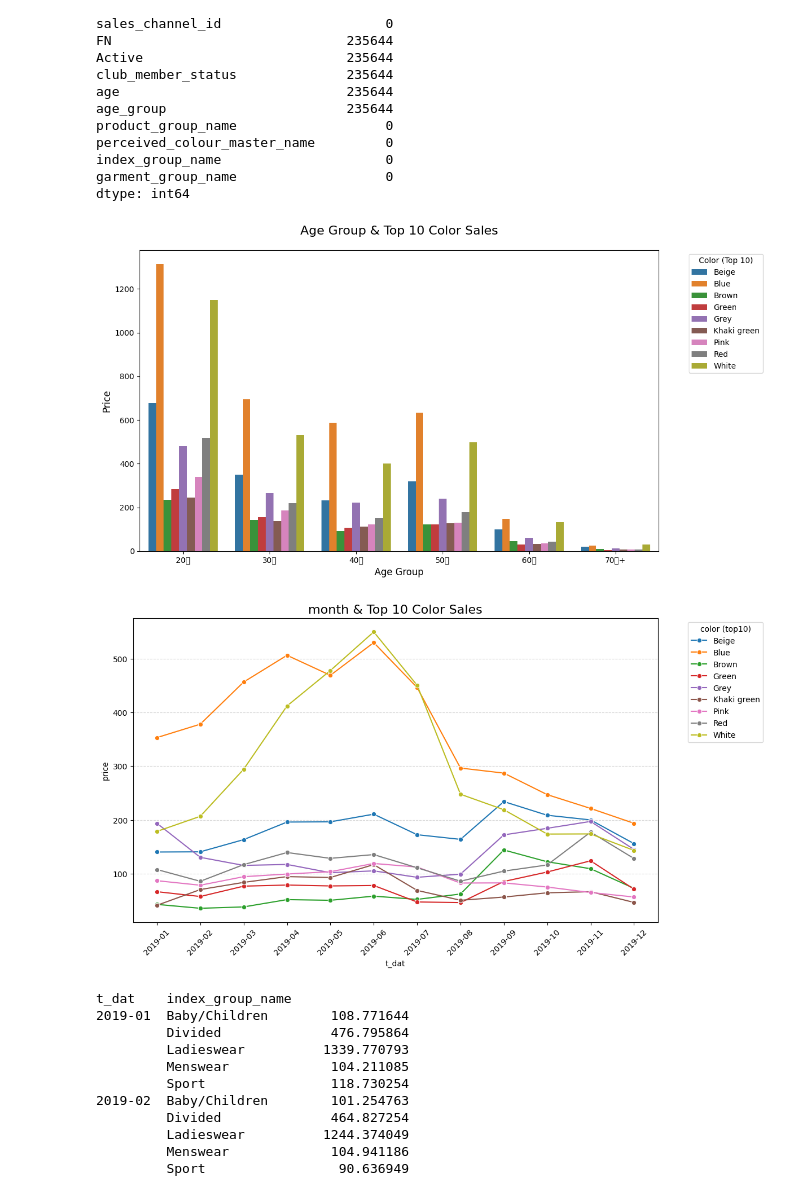
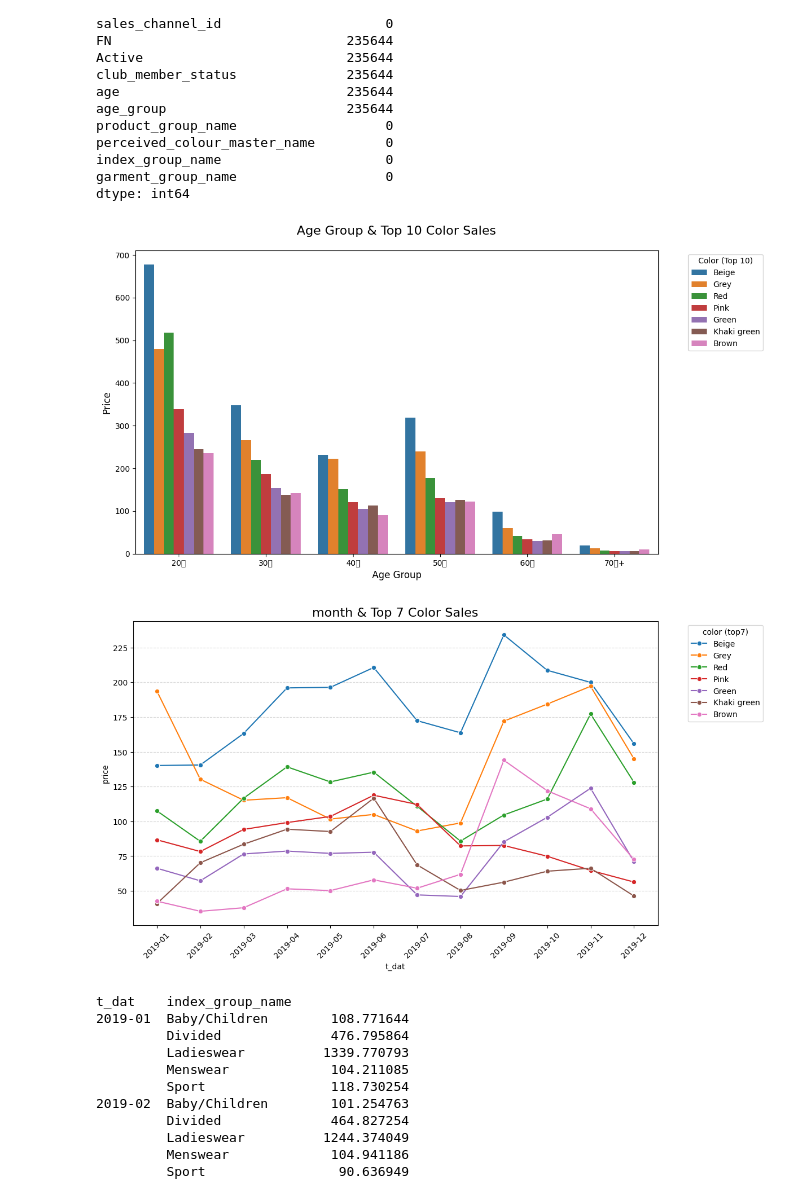
Before and after one commit to KyungminChang/4team-commerce-first-project, a Jupyter notebook: test.ipynb, the cells around one changed output. Saved outputs shown, nothing was run; the diff lists cells and outputs as text; code cells hidden in the pictures.

```diff
--- a/test.ipynb
+++ b/test.ipynb
@@ -230,33 +230,33 @@ dtype: int64
 # %%
 import matplotlib.pyplot as plt
 import seaborn as sb
 #season_map = {
 #   1:'Winter', 2:'Winter',
 #  3:'Spring', 4:'Spring', 5:'Spring',
 #    6:'Summer', 7:'Summer', 8:'Summer',
 #   9:'Fall', 10:'Fall', 11:'Fall',
 #   12:'Winter'}
 #tr_cus_ar['season'] = tr_cus_ar['t_dat'].dt.month.map(season_map)
 
 #나이대와 색상 top10
-color_price = tr_cus_ar.groupby("perceived_colour_master_name")["price"].sum().nlargest(10).index[1:]
+color_price = tr_cus_ar.groupby("perceived_colour_master_name")["price"].sum().nlargest(10).index[3:]
 top10_color = tr_cus_ar[tr_cus_ar["perceived_colour_master_name"].isin(color_price)]
 
 plt_color_age = top10_color.groupby(["age_group", "perceived_colour_master_name"])["price"].sum().reset_index()
 
 #그래프
 plt.figure(figsize=(12, 7))
 # 상위 10개 색상만 포함된 데이터(plt_age_price)
-sb.barplot(data=plt_color_age, x="age_group", y="price", hue="perceived_colour_master_name")
+sb.barplot(data=plt_color_age, x="age_group", y="price", hue="perceived_colour_master_name", hue_order=color_price)
 
 plt.title("Age Group & Top 10 Color Sales", fontsize=16, pad=20)
 plt.xlabel("Age Group", fontsize=12)
 plt.ylabel("Price", fontsize=12)
 plt.legend(title="Color (Top 10)", bbox_to_anchor=(1.05, 1), loc="upper left") # 범례를 그래프 밖으로 이동
 
 plt.show()
 # %% [output]
-[figure, old version]
+[figure, new version]
 # %%
 plt_color_month = top10_color.groupby(["t_dat", "perceived_colour_master_name"])["price"].sum().reset_index()
 # (문자열로 변환 안하니까 오류나옴)
@@ -268,16 +268,17 @@ sb.lineplot(data=plt_color_month,
     x="t_dat",
     y="price",
     hue="perceived_colour_master_name",
+    hue_order=color_price,
     marker='o')
 
-plt.title("month & Top 10 Color Sales", fontsize=16)
+plt.title("month & Top 7 Color Sales", fontsize=16)
 plt.xticks(rotation=45)
 plt.grid(True, axis='y', linestyle='--', alpha=0.5)
-plt.legend(title="color (top10)", bbox_to_anchor=(1.05, 1), loc="upper left") # 범례를 그래프 밖으로 이동
+plt.legend(title="color (top7)", bbox_to_anchor=(1.05, 1), loc="upper left") # 범례를 그래프 밖으로 이동
 
 plt.show()
 # %% [output]
-[figure, old version]
+[figure, new version]
 # %%
 index_group_sales = tr_cus_ar.groupby(["t_dat", "index_group_name"])["price"].sum()
 index_group_sales
```
Also changed, not shown: parts of 13 cells of this notebook.
